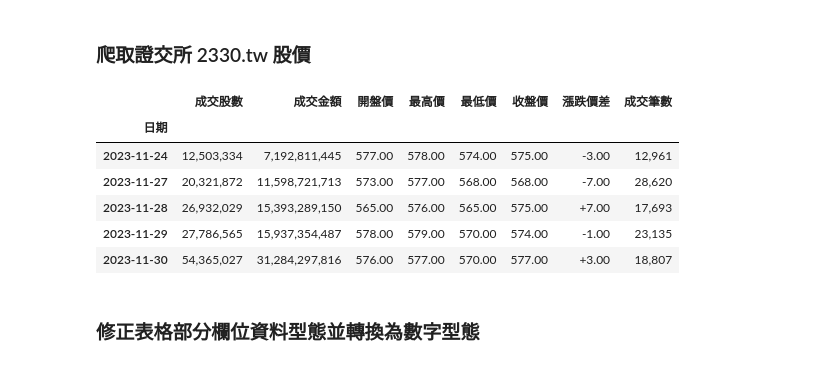
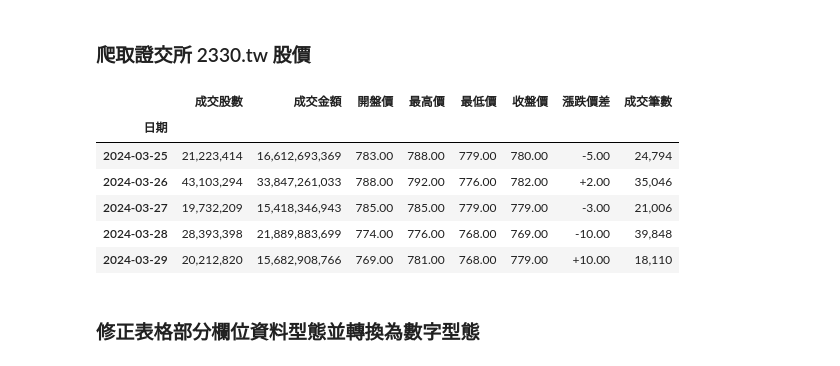
Before and after one commit to martinhsieh586/-, a Jupyter notebook: ch2.ipynb, the cells around one changed output. Drawn from its saved outputs; the diff is of its cells as text; code cells hidden in the pictures.

```diff
--- a/ch2.ipynb
+++ b/ch2.ipynb
@@ -20,7 +20,7 @@ def generate_date_list(start_date, months):
 # %%
 def fetch_data(date, stock_no):
     url = f'https://www.twse.com.tw/exchangeReport/STOCK_DAY?response=json&date={date}&stockNo={stock_no}'
-    html = requests.get(url)
+    html = requests.get(url,verify=False)
     content = json.loads(html.text)
     stock_data = content['data']
     col_name = content['fields']
@@ -37,33 +36,33 @@ def convert_minguo_to_ad(date_str):
 # %% [markdown]
 ### 爬取證交所 2330.tw 股價
 # %%
-# 生成 24 個月份的日期列表，代表兩年
-date_list = generate_date_list('20220101', 24)
+# 生成 36 個月份的日期列表
+date_list = generate_date_list('20210601', 36)
 stock_no = '2330'
 df_list = []
 
 for date in date_list:
     df = fetch_data(date, stock_no)
     df_list.append(df)
 
-# 將多個月份的資料合併
-df_twse = pd.concat(df_list)
+# 將多個月份的資料合併，只使用前 35 個月資料
+df_twse = pd.concat(df_list[:-1])
 
 # 將日期轉換為西元年
 df_twse['日期'] = df_twse['日期'].apply(convert_minguo_to_ad)
 # 轉換為 datetime 格式並設置為索引
 df_twse['日期'] = pd.to_datetime(df_twse['日期'], format='%Y-%m-%d')
 df_twse.set_index('日期', inplace=True)
 
 df_twse.tail()
 # %% [output]
 |  | 成交股數 | 成交金額 | 開盤價 | 最高價 | 最低價 | 收盤價 | 漲跌價差 | 成交筆數 |
 | 日期 |  |  |  |  |  |  |  |  |
-| 2023-11-24 | 12,503,334 | 7,192,811,445 | 577.00 | 578.00 | 574.00 | 575.00 | -3.00 | 12,961 |
-| 2023-11-27 | 20,321,872 | 11,598,721,713 | 573.00 | 577.00 | 568.00 | 568.00 | -7.00 | 28,620 |
-| 2023-11-28 | 26,932,029 | 15,393,289,150 | 565.00 | 576.00 | 565.00 | 575.00 | +7.00 | 17,693 |
-| 2023-11-29 | 27,786,565 | 15,937,354,487 | 578.00 | 579.00 | 570.00 | 574.00 | -1.00 | 23,135 |
-| 2023-11-30 | 54,365,027 | 31,284,297,816 | 576.00 | 577.00 | 570.00 | 577.00 | +3.00 | 18,807 |
+| 2024-03-25 | 21,223,414 | 16,612,693,369 | 783.00 | 788.00 | 779.00 | 780.00 | -5.00 | 24,794 |
+| 2024-03-26 | 43,103,294 | 33,847,261,033 | 788.00 | 792.00 | 776.00 | 782.00 | +2.00 | 35,046 |
+| 2024-03-27 | 19,732,209 | 15,418,346,943 | 785.00 | 785.00 | 779.00 | 779.00 | -3.00 | 21,006 |
+| 2024-03-28 | 28,393,398 | 21,889,883,699 | 774.00 | 776.00 | 768.00 | 769.00 | -10.00 | 39,848 |
+| 2024-03-29 | 20,212,820 | 15,682,908,766 | 769.00 | 781.00 | 768.00 | 779.00 | +10.00 | 18,110 |
 # %% [markdown]
 ### 修正表格部分欄位資料型態並轉換為數字型態
 # %%
```
Also changed, not shown: parts of 11 cells of this notebook.
